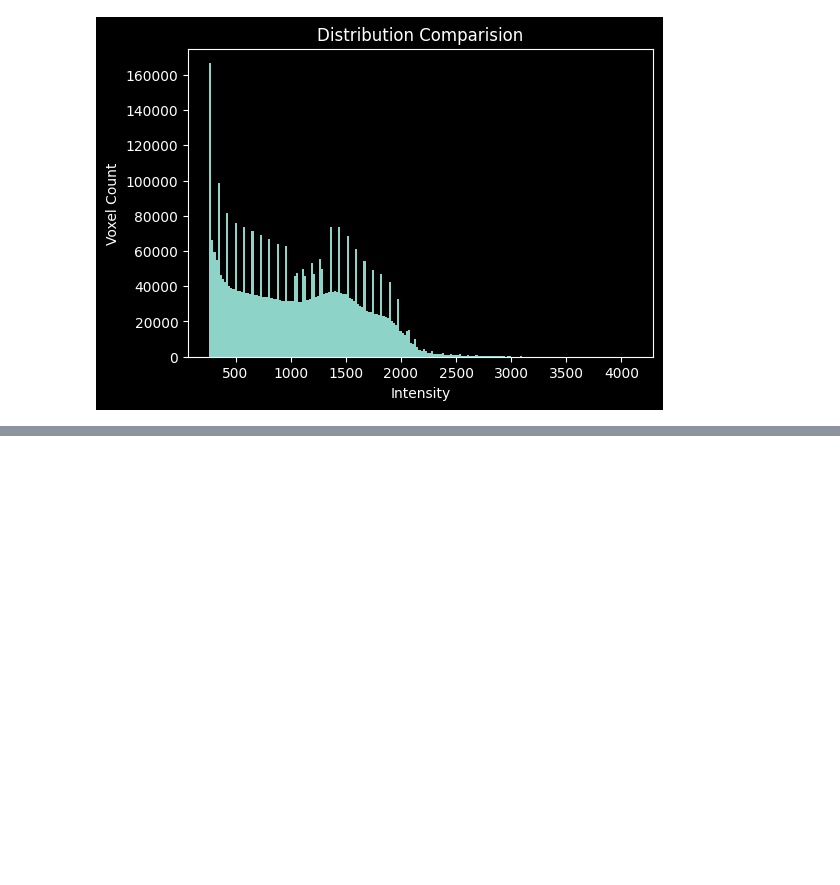
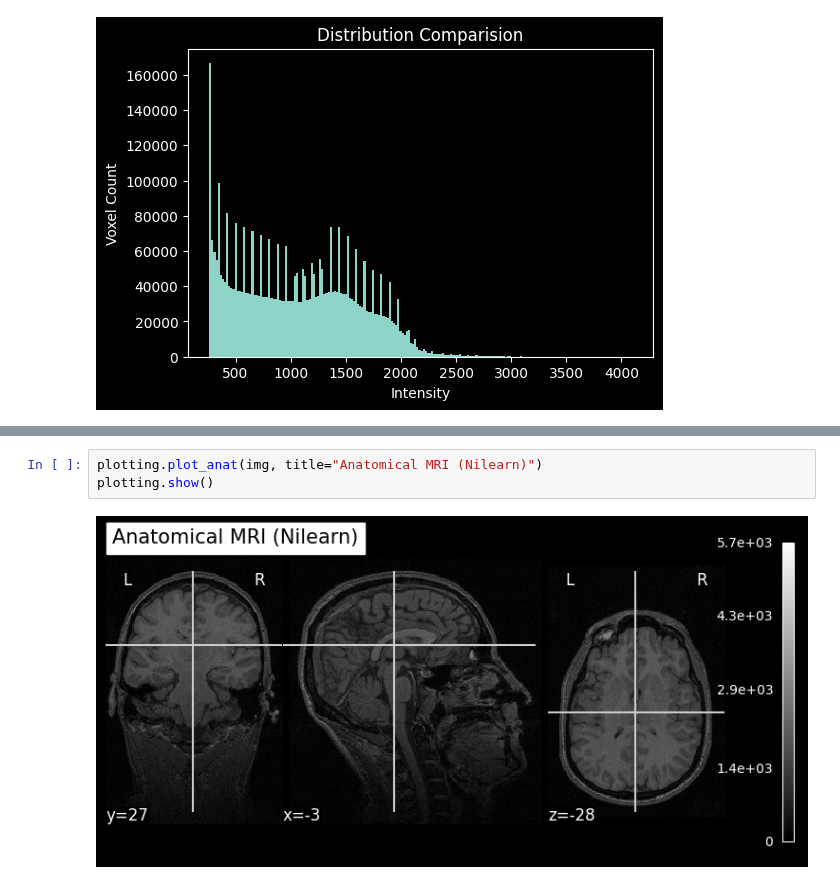
Before and after one commit to Herseybb/fmri-simon-analysis, a Jupyter notebook: notebooks/02_visualization.ipynb, the cells around one changed output, grey strips where cells are left out. Saved outputs shown, nothing was run; the diff lists cells and outputs as text; blank space fills up the shorter version.

```diff
--- a/notebooks/02_visualization.ipynb
+++ b/notebooks/02_visualization.ipynb
@@ -60,0 +143,5 @@ plt.show()
+# %%
+plotting.plot_anat(img, title="Anatomical MRI (Nilearn)")
+plotting.show()
+# %% [output]
+[figure, added]
```
Also changed, not shown: parts of 26 cells of this notebook.
